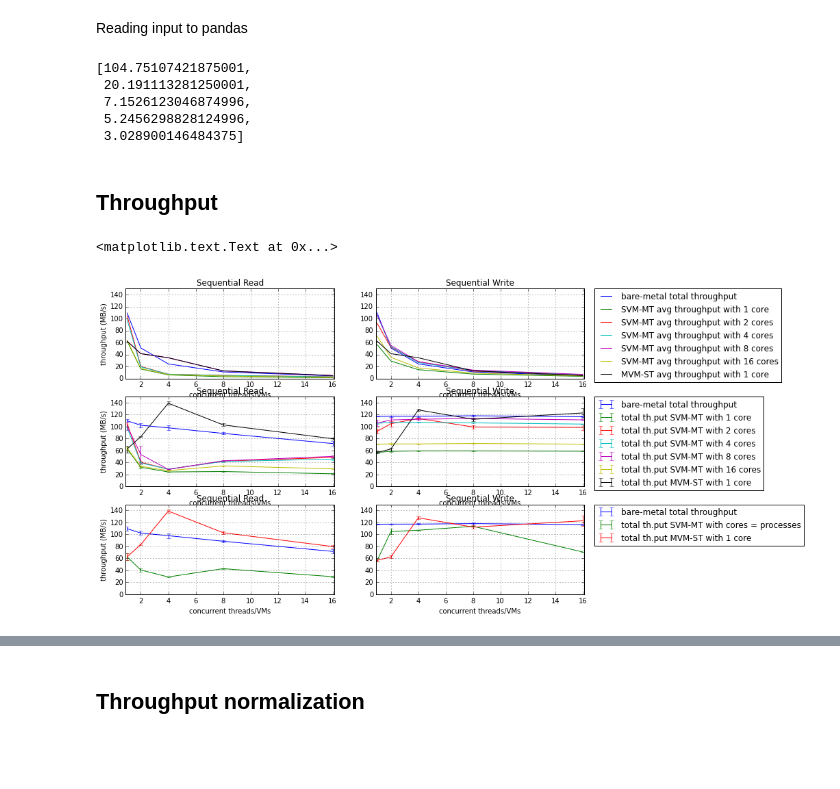
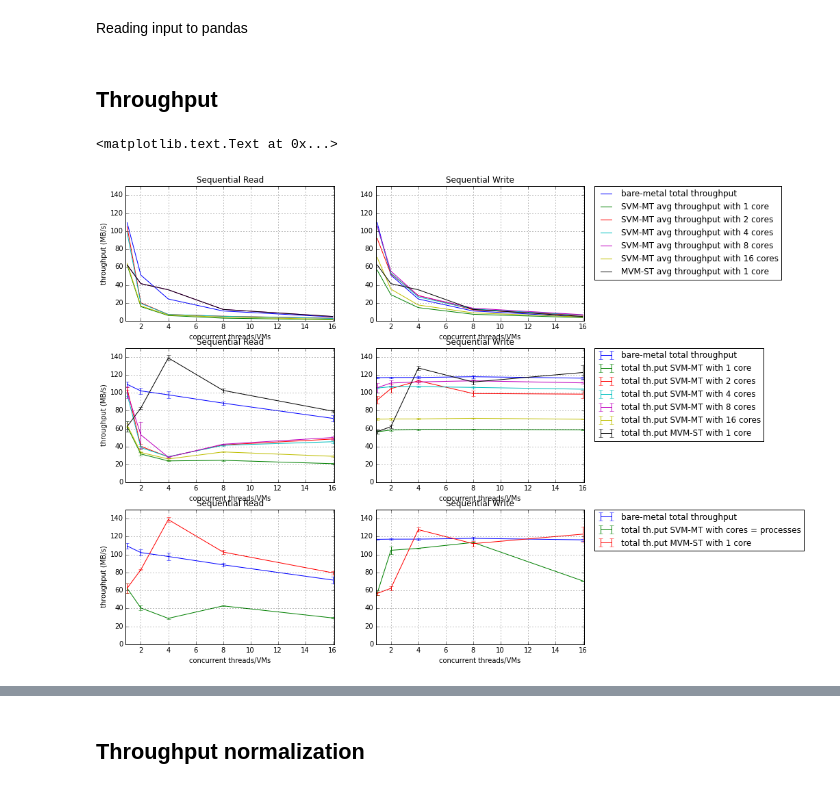
Before and after one commit to hasonhai/io_measurements, a Jupyter notebook: notebook/DA16procs_d32_v1.ipynb, the cells around one changed output, grey strips where cells are left out. Cells and saved outputs as stored; diff of their text form; code cells hidden in the pictures; blank space fills up the shorter version.

```diff
--- a/notebook/DA16procs_d32_v1.ipynb
+++ b/notebook/DA16procs_d32_v1.ipynb
@@ -82,16 +82,6 @@ bwswsvm16c = avgtpin5tests.filter(regex="^SW01VM16CTH").tolist()
 
 bwsrmvm = avgtpin5tests.filter(regex="^SR[0-9]+VM01CTH01").tolist()
 bwswmvm = avgtpin5tests.filter(regex="^SW[0-9]+VM01CTH01").tolist()
-
-bwswsvm1c
-bwsrsvm1c
-bwsrsvm2c
-# %% [output]
-[104.75107421875001,
- 20.191113281250001,
- 7.1526123046874996,
- 5.2456298828124996,
- 3.028900146484375]
 # %%
 # Calculate aggregated throughput on each host of each test, then taking the average
 aggtpin1test = dtdata.T.sum() # Aggregate throughput on each host in one test
@@ -142,7 +132,7 @@ ciaggbwswsvm = [ciaggbwswsvm1c[0], ciaggbwswsvm2c[1], ciaggbwswsvm4c[2], ciaggbw
 ## Throughput
 # %%
 x_axis = [1,2,4,8,16]
-pylab.rcParams['figure.figsize'] = 12, 8  # change default size of figures
+pylab.rcParams['figure.figsize'] = 12, 12  # change default size of figures
 plt.subplot(321)
 plt.plot(x_axis, bwsrbf)
 plt.plot(x_axis, bwsrsvm1c)
@@ -197,34 +187,34 @@ plt.errorbar(x_axis, aggbwswmvm, ciaggbwswmvm, label = 'total th.put MVM-ST with
 plt.axis([0.9, 16.1, 0, 150])
 plt.grid(True)
 plt.title('Sequential Write')
 plt.legend(bbox_to_anchor=(1.05, 1), loc=2, borderaxespad=0.)
 pylab.xlabel('concurrent threads/VMs')
 #pylab.ylabel('throughput (MB/s)')
 
 plt.subplot(325)
 plt.errorbar(x_axis, aggbwsrbf, ciaggbwsrbf)
 plt.errorbar(x_axis, aggbwsrsvm, ciaggbwsrsvm)
 plt.errorbar(x_axis, aggbwsrmvm, ciaggbwsrmvm)
 plt.axis([0.9, 16.1, 0, 150])
 plt.grid(True)
 plt.title('Sequential Read')
 pylab.xlabel('concurrent threads/VMs')
 pylab.ylabel('throughput (MB/s)')
 
 plt.subplot(326)
 plt.errorbar(x_axis, aggbwswbf, ciaggbwswbf, label = 'bare-metal total throughput')
 plt.errorbar(x_axis, aggbwswsvm, ciaggbwswsvm, label = 'total th.put SVM-MT with cores = processes')
 plt.errorbar(x_axis, aggbwswmvm, ciaggbwswmvm, label = 'total th.put MVM-ST with 1 core')
 plt.axis([0.9, 16.1, 0, 150])
 plt.grid(True)
 plt.title('Sequential Write')
 plt.legend(bbox_to_anchor=(1.05, 1), loc=2, borderaxespad=0.)
 pylab.xlabel('concurrent threads/VMs')
 
 #plt.savefig('throughput16procs.pdf')
 # %% [output]
 <matplotlib.text.Text at 0x...>
-[figure, old version]
+[figure, new version]
 # %% [markdown]
 The two top figures represent the average throughput of each thread in the test, while the bottom ones represent the aggregated throughput from all threads/VMs in the same scenario. With the three scenarios, we have very different behavior. Let me remind you about the three scenarios that we have:
 
```
Also changed, not shown: 1 other file.
